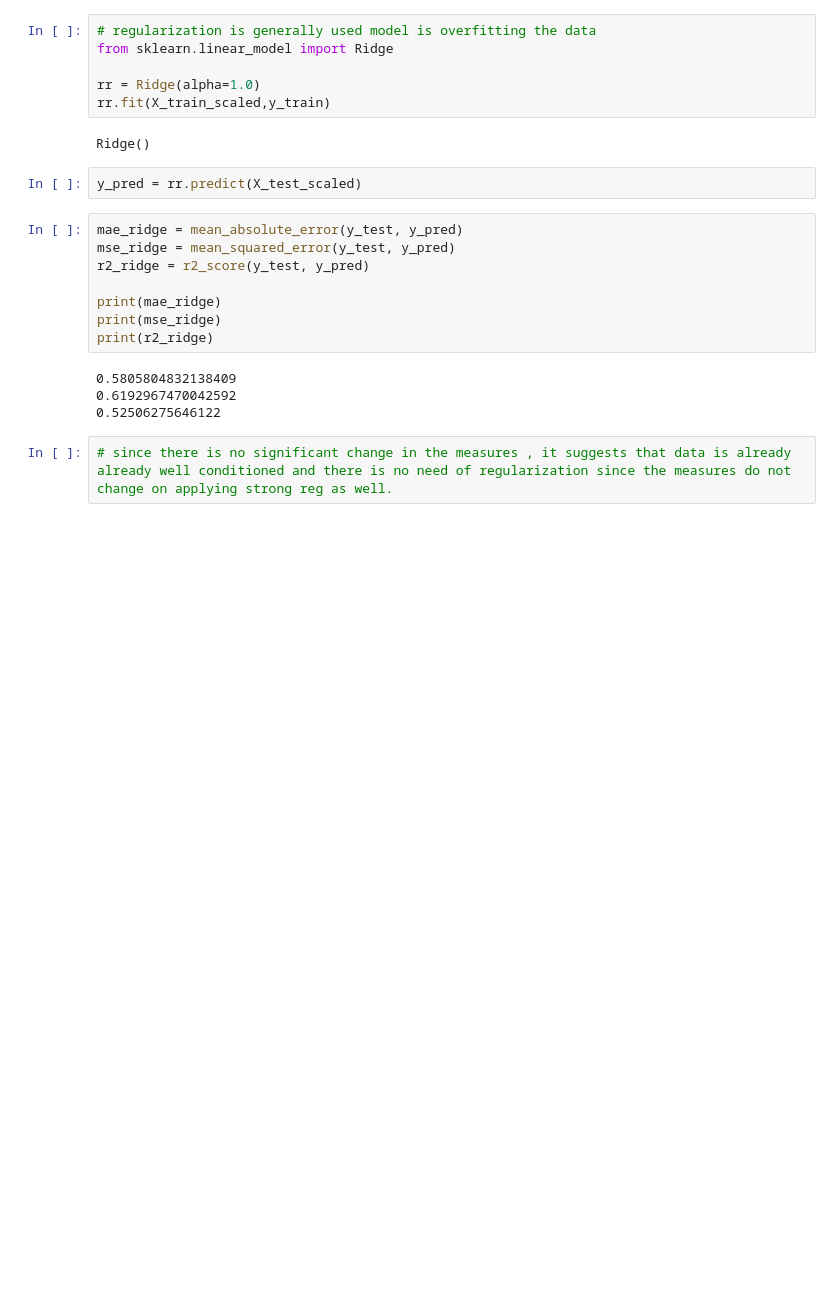
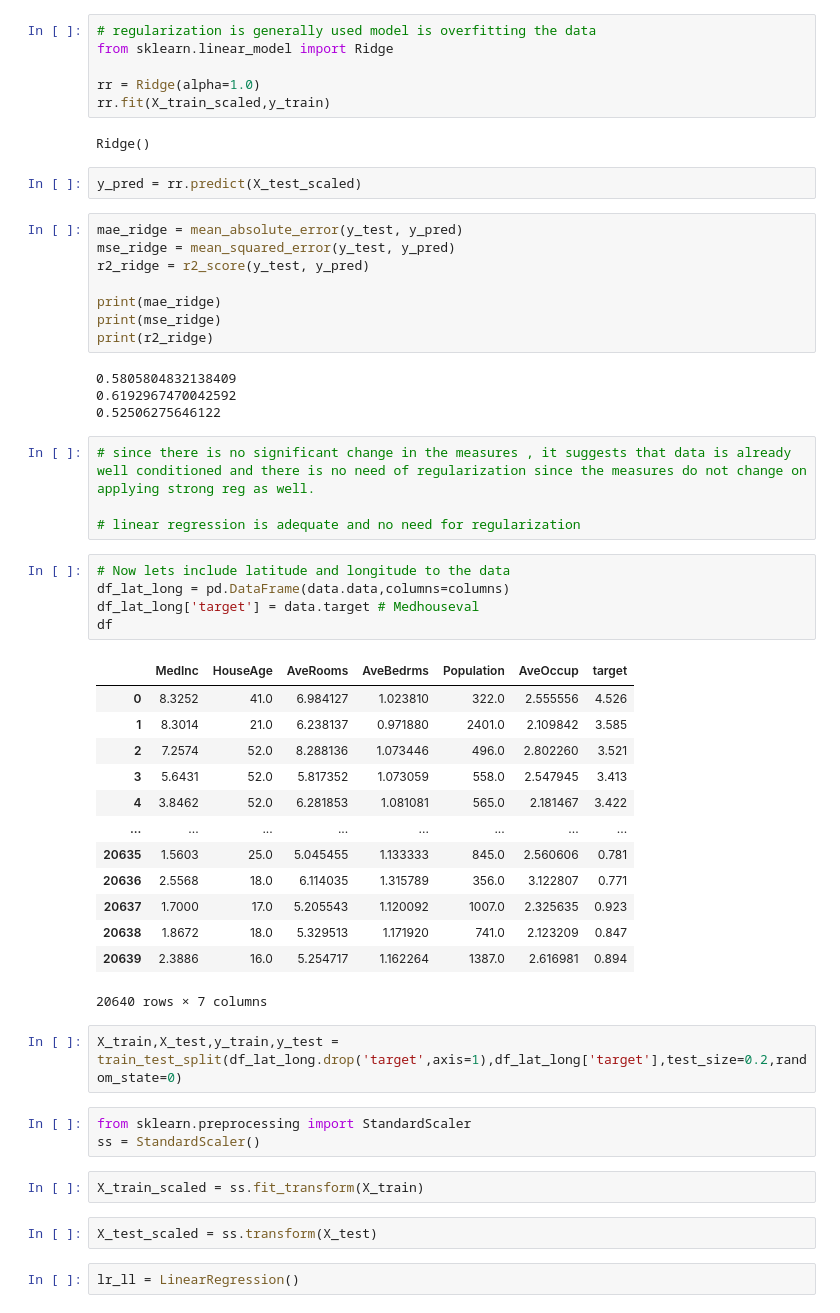
Before and after one commit to meetsudra11/myprojects, a Jupyter notebook: californiahousing.ipynb, the cells around one changed output. Saved outputs shown, nothing was run; the diff lists cells and outputs as text; blank space fills up the shorter version.

Commit message:
regressiontask

```diff
--- a/californiahousing.ipynb
+++ b/californiahousing.ipynb
@@ -246,4 +259,36 @@ print(r2_ridge)
 0.6192967470042592
 0.52506275646122
 # %%
-# since there is no significant change in the measures , it suggests that data is already already well conditioned and there is no need of regularization since the measures do not change on applying strong reg as well.
+# since there is no significant change in the measures , it suggests that data is already well conditioned and there is no need of regularization since the measures do not change on applying strong reg as well.
+
+# linear regression is adequate and no need for regularization
+# %%
+# Now lets include latitude and longitude to the data
+df_lat_long = pd.DataFrame(data.data,columns=columns)
+df_lat_long['target'] = data.target # Medhouseval
+df
+# %% [output]
+|  | MedInc | HouseAge | AveRooms | AveBedrms | Population | AveOccup | target |
+| 0 | 8.3252 | 41.0 | 6.984127 | 1.023810 | 322.0 | 2.555556 | 4.526 |
+| 1 | 8.3014 | 21.0 | 6.238137 | 0.971880 | 2401.0 | 2.109842 | 3.585 |
+| 2 | 7.2574 | 52.0 | 8.288136 | 1.073446 | 496.0 | 2.802260 | 3.521 |
+| 3 | 5.6431 | 52.0 | 5.817352 | 1.073059 | 558.0 | 2.547945 | 3.413 |
+| 4 | 3.8462 | 52.0 | 6.281853 | 1.081081 | 565.0 | 2.181467 | 3.422 |
+| ... | ... | ... | ... | ... | ... | ... | ... |
+| 20635 | 1.5603 | 25.0 | 5.045455 | 1.133333 | 845.0 | 2.560606 | 0.781 |
+| 20636 | 2.5568 | 18.0 | 6.114035 | 1.315789 | 356.0 | 3.122807 | 0.771 |
+| 20637 | 1.7000 | 17.0 | 5.205543 | 1.120092 | 1007.0 | 2.325635 | 0.923 |
+| 20638 | 1.8672 | 18.0 | 5.329513 | 1.171920 | 741.0 | 2.123209 | 0.847 |
+| 20639 | 2.3886 | 16.0 | 5.254717 | 1.162264 | 1387.0 | 2.616981 | 0.894 |
+20640 rows × 7 columns
+# %%
+X_train,X_test,y_train,y_test = train_test_split(df_lat_long.drop('target',axis=1),df_lat_long['target'],test_size=0.2,random_state=0)
+# %%
+from sklearn.preprocessing import StandardScaler
+ss = StandardScaler()
+# %%
+X_train_scaled = ss.fit_transform(X_train)
+# %%
+X_test_scaled = ss.transform(X_test)
+# %%
+lr_ll = LinearRegression()
```
Also changed, not shown: parts of 11 cells of this notebook.
